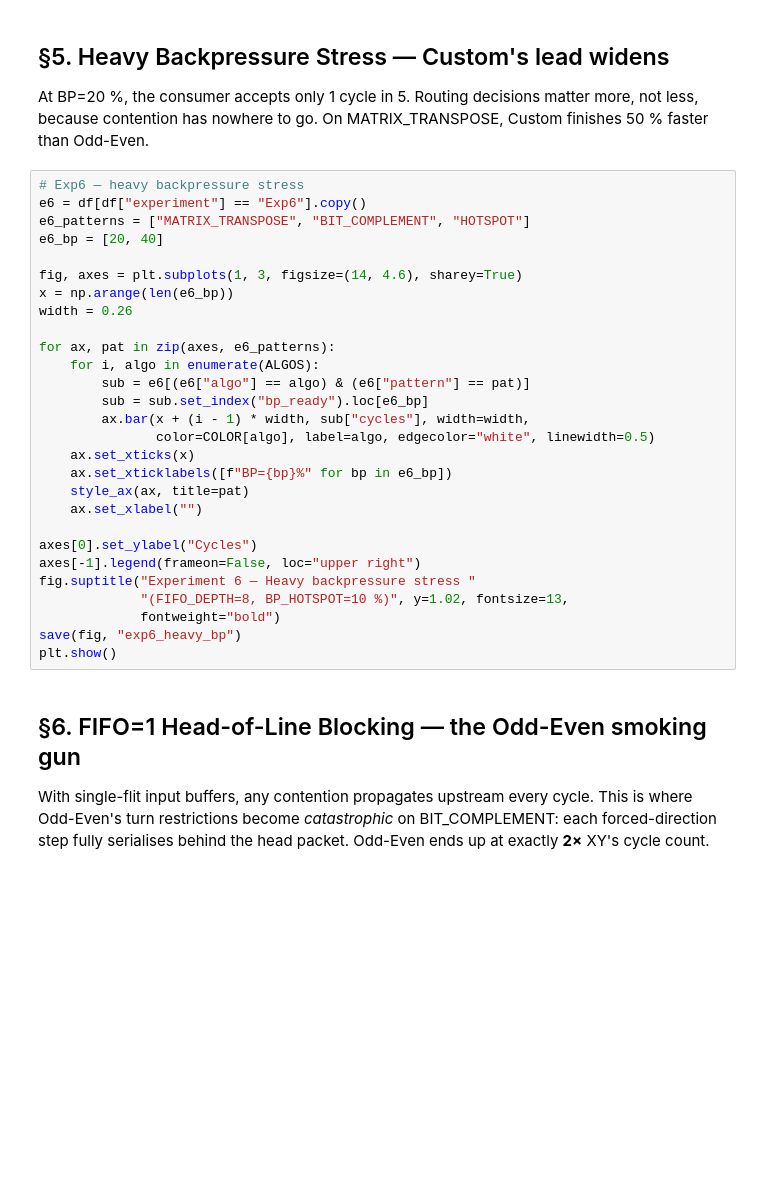
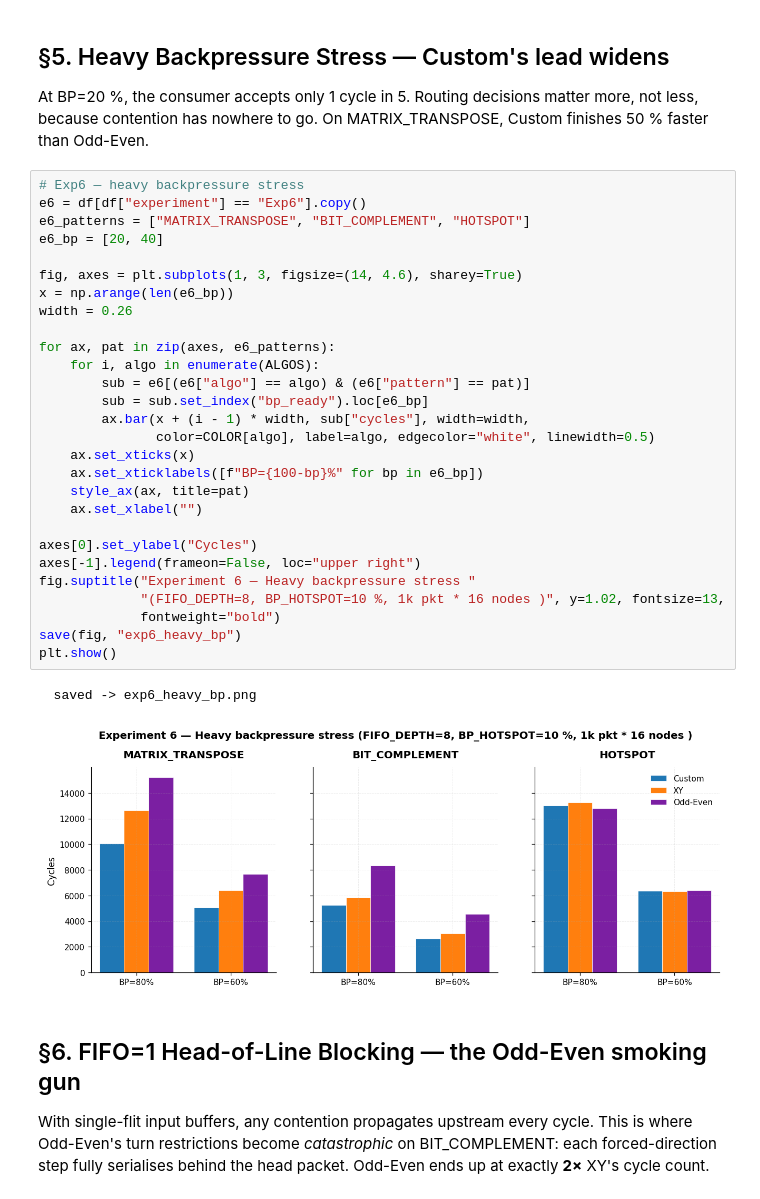
Before and after one commit to Niranjan-GopaL/Torus_NoC, a Jupyter notebook: notebooks/report_plots.ipynb, the cells around one changed output. Drawn from its saved outputs; the diff is of its cells as text; blank space fills up the shorter version.

Commit message:
fifos in between

```diff
--- a/notebooks/report_plots.ipynb
+++ b/notebooks/report_plots.ipynb
@@ -271,31 +296,34 @@ Custom finishes 50 % faster than Odd-Even.
 # %%
 # Exp6 — heavy backpressure stress
 e6 = df[df["experiment"] == "Exp6"].copy()
 e6_patterns = ["MATRIX_TRANSPOSE", "BIT_COMPLEMENT", "HOTSPOT"]
 e6_bp = [20, 40]
 
 fig, axes = plt.subplots(1, 3, figsize=(14, 4.6), sharey=True)
 x = np.arange(len(e6_bp))
 width = 0.26
 
 for ax, pat in zip(axes, e6_patterns):
     for i, algo in enumerate(ALGOS):
         sub = e6[(e6["algo"] == algo) & (e6["pattern"] == pat)]
         sub = sub.set_index("bp_ready").loc[e6_bp]
         ax.bar(x + (i - 1) * width, sub["cycles"], width=width,
                color=COLOR[algo], label=algo, edgecolor="white", linewidth=0.5)
     ax.set_xticks(x)
-    ax.set_xticklabels([f"BP={bp}%" for bp in e6_bp])
+    ax.set_xticklabels([f"BP={100-bp}%" for bp in e6_bp])
     style_ax(ax, title=pat)
     ax.set_xlabel("")
 
 axes[0].set_ylabel("Cycles")
 axes[-1].legend(frameon=False, loc="upper right")
 fig.suptitle("Experiment 6 — Heavy backpressure stress "
-             "(FIFO_DEPTH=8, BP_HOTSPOT=10 %)", y=1.02, fontsize=13,
+             "(FIFO_DEPTH=8, BP_HOTSPOT=10 %, 1k pkt * 16 nodes )", y=1.02, fontsize=13,
              fontweight="bold")
 save(fig, "exp6_heavy_bp")
 plt.show()
+# %% [output]
+  saved -> exp6_heavy_bp.png
+[figure, added]
 # %% [markdown]
 ## §6. FIFO=1 Head-of-Line Blocking — the Odd-Even smoking gun
 
```
Also changed, not shown: parts of 12 cells of this notebook, 15 other files.
